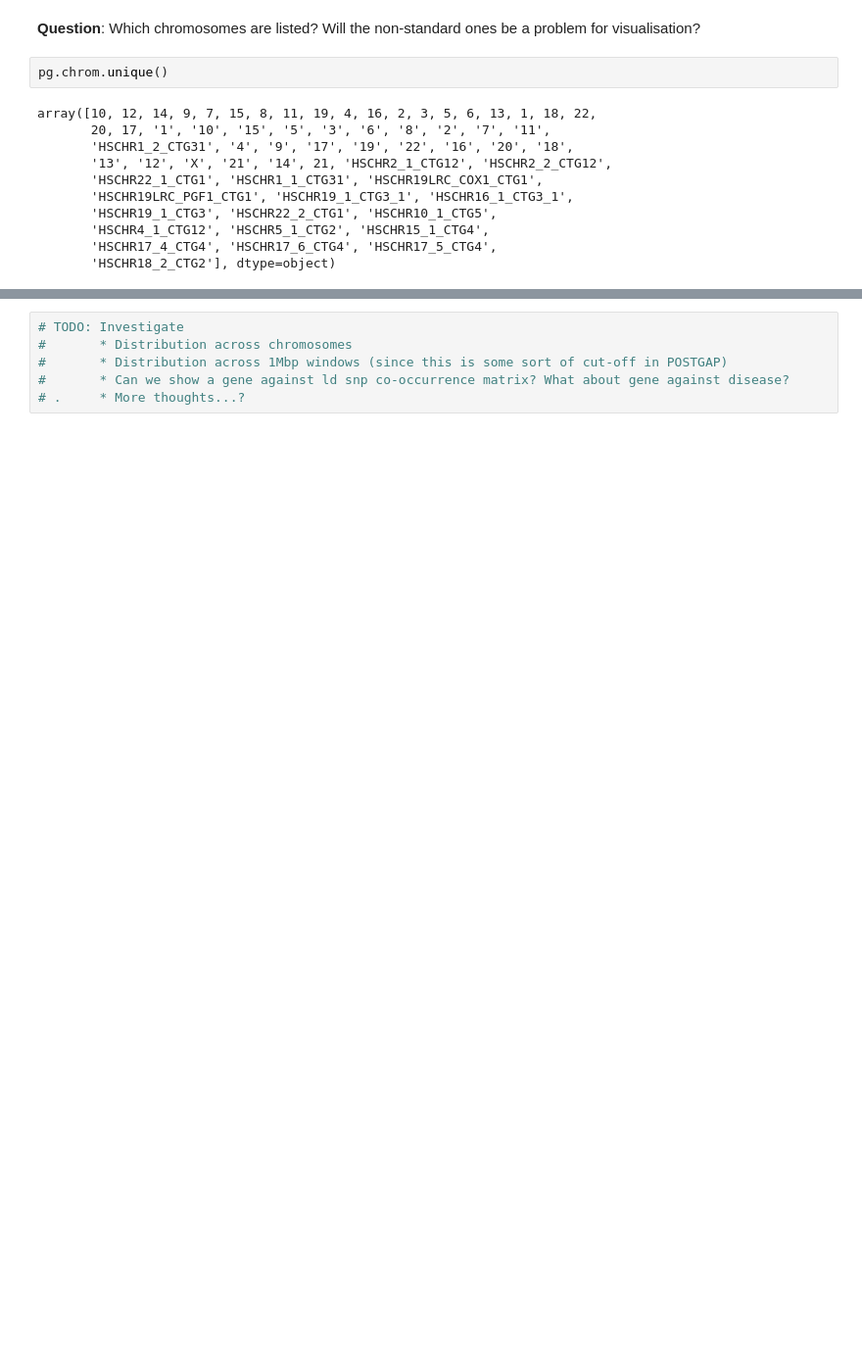
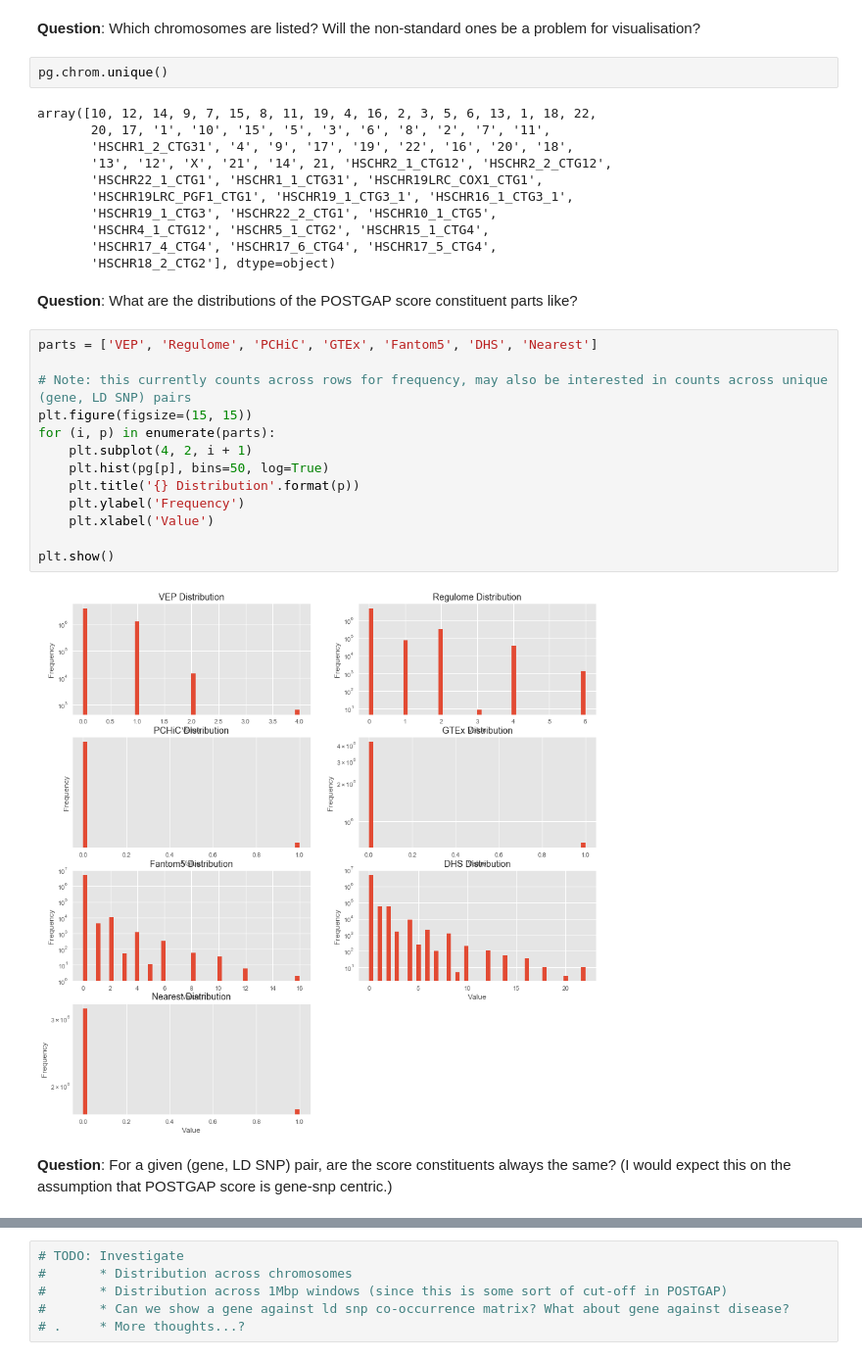
Before and after one commit to opentargets-archive/postgap_analysis, a Jupyter notebook: postgap_analysis_flat.ipynb, the cells around one changed output, grey strips where cells are left out. Shown at 98% size. Saved outputs shown, nothing was run; the diff lists cells and outputs as text; blank space fills up the shorter version.

```diff
--- a/postgap_analysis_flat.ipynb
+++ b/postgap_analysis_flat.ipynb
@@ -392,3 +392,22 @@ array([10, 12, 14, 9, 7, 15, 8, 11, 19, 4, 16, 2, 3, 5, 6, 13, 1, 18, 22,
        'HSCHR4_1_CTG12', 'HSCHR5_1_CTG2', 'HSCHR15_1_CTG4',
        'HSCHR17_4_CTG4', 'HSCHR17_6_CTG4', 'HSCHR17_5_CTG4',
        'HSCHR18_2_CTG2'], dtype=object)
+# %% [markdown]
+**Question**: What are the distributions of the POSTGAP score constituent parts like?
+# %%
+parts = ['VEP', 'Regulome', 'PCHiC', 'GTEx', 'Fantom5', 'DHS', 'Nearest']
+
+# Note: this currently counts across rows for frequency, may also be interested in counts across unique (gene, LD SNP) pairs
+plt.figure(figsize=(15, 15))
+for (i, p) in enumerate(parts):
+    plt.subplot(4, 2, i + 1)
+    plt.hist(pg[p], bins=50, log=True)
+    plt.title('{} Distribution'.format(p))
+    plt.ylabel('Frequency')
+    plt.xlabel('Value')
+
+plt.show()
+# %% [output]
+[figure, added]
+# %% [markdown]
+**Question**: For a given (gene, LD SNP) pair, are the score constituents always the same? (I would expect this on the assumption that POSTGAP score is gene-snp centric.)
```
Also changed, not shown: parts of 4 cells of this notebook.
